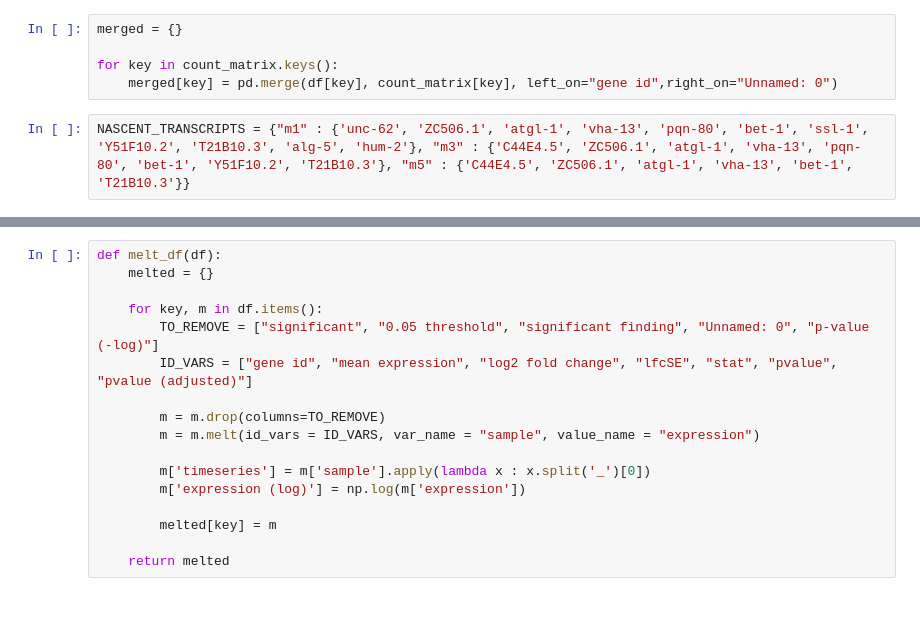
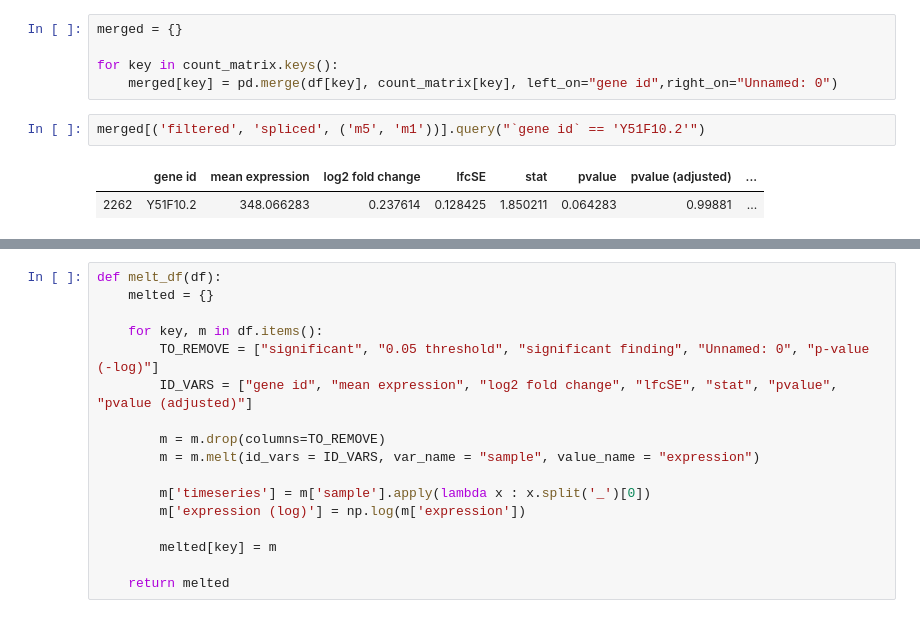
Before and after one commit to biomage-ltd/oocyte_transcriptional_silencing, a Jupyter notebook: 03_plotting.ipynb, the cells around one changed output, grey strips where cells are left out. Drawn from its saved outputs; the diff is of its cells as text.

```diff
--- a/03_plotting.ipynb
+++ b/03_plotting.ipynb
@@ -199,5 +182,8 @@ merged = {}
 
 for key in count_matrix.keys():
     merged[key] = pd.merge(df[key], count_matrix[key], left_on="gene id",right_on="Unnamed: 0")
-# %%
-NASCENT_TRANSCRIPTS = {"m1" : {'unc-62', 'ZC506.1', 'atgl-1', 'vha-13', 'pqn-80', 'bet-1', 'ssl-1', 'Y51F10.2', 'T21B10.3', 'alg-5', 'hum-2'}, "m3" : {'C44E4.5', 'ZC506.1', 'atgl-1', 'vha-13', 'pqn-80', 'bet-1', 'Y51F10.2', 'T21B10.3'}, "m5" : {'C44E4.5', 'ZC506.1', 'atgl-1', 'vha-13', 'bet-1', 'T21B10.3'}}
+# %%
+merged[('filtered', 'spliced', ('m5', 'm1'))].query("`gene id` == 'Y51F10.2'")
+# %% [output]
+|  | gene id | mean expression | log2 fold change | lfcSE | stat | pvalue | pvalue (adjusted) | ... |
+| 2262 | Y51F10.2 | 348.066283 | 0.237614 | 0.128425 | 1.850211 | 0.064283 | 0.99881 | ... |
```
Also changed, not shown: parts of 17 cells of this notebook, 1 other file.
